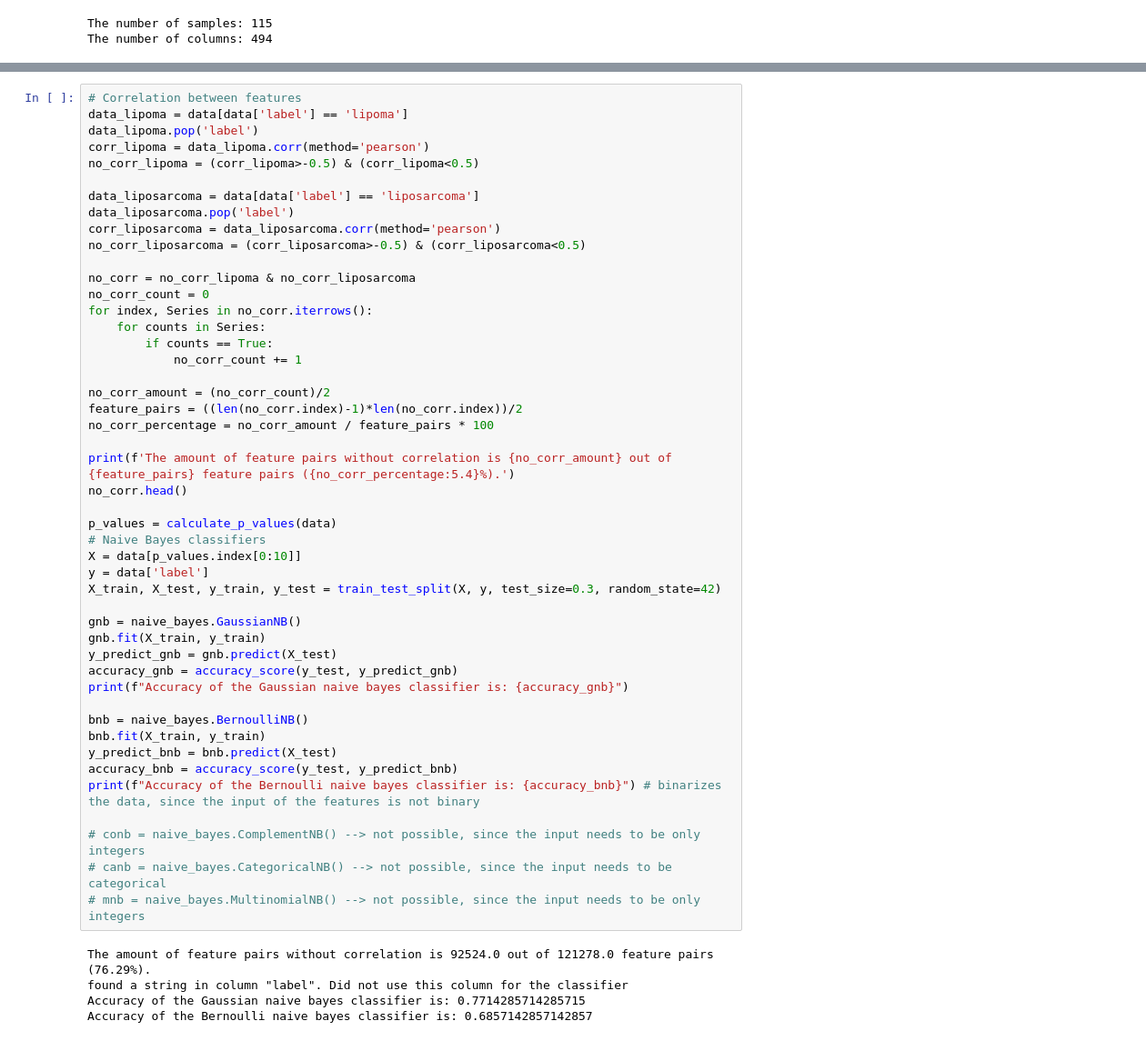
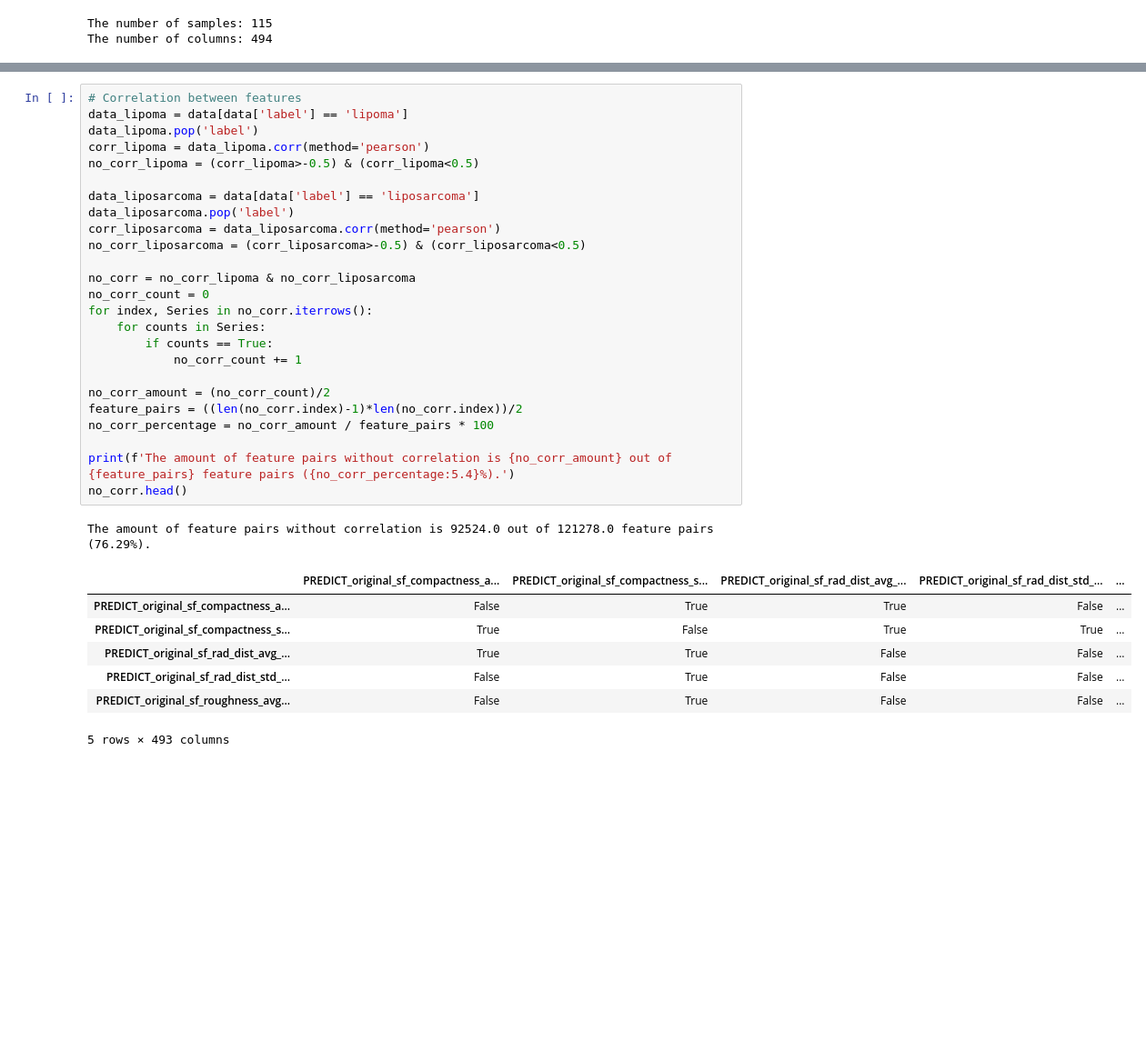
Before and after one commit to jolinevb/Lipo_ML, a Jupyter notebook: assignment.ipynb, the cells around one changed output, grey strips where cells are left out. Shown at 91% size. Drawn from its saved outputs; the diff is of its cells as text; blank space fills up the shorter version.

```diff
--- a/assignment.ipynb
+++ b/assignment.ipynb
@@ -79,52 +79,34 @@ def calculate_p_values(data):
 # %%
 # Correlation between features
 data_lipoma = data[data['label'] == 'lipoma']
 data_lipoma.pop('label')
 corr_lipoma = data_lipoma.corr(method='pearson')
 no_corr_lipoma = (corr_lipoma>-0.5) & (corr_lipoma<0.5)
 
 data_liposarcoma = data[data['label'] == 'liposarcoma']
 data_liposarcoma.pop('label')
 corr_liposarcoma = data_liposarcoma.corr(method='pearson')
 no_corr_liposarcoma = (corr_liposarcoma>-0.5) & (corr_liposarcoma<0.5)
 
 no_corr = no_corr_lipoma & no_corr_liposarcoma
 no_corr_count = 0
 for index, Series in no_corr.iterrows():
     for counts in Series:
         if counts == True:
             no_corr_count += 1
 
 no_corr_amount = (no_corr_count)/2
 feature_pairs = ((len(no_corr.index)-1)*len(no_corr.index))/2
 no_corr_percentage = no_corr_amount / feature_pairs * 100
 
 print(f'The amount of feature pairs without correlation is {no_corr_amount} out of {feature_pairs} feature pairs ({no_corr_percentage:5.4}%).')
 no_corr.head()
-
-p_values = calculate_p_values(data)
-# Naive Bayes classifiers
-X = data[p_values.index[0:10]]
-y = data['label']
-X_train, X_test, y_train, y_test = train_test_split(X, y, test_size=0.3, random_state=42)
-
-gnb = naive_bayes.GaussianNB()
-gnb.fit(X_train, y_train)
-y_predict_gnb = gnb.predict(X_test)
-accuracy_gnb = accuracy_score(y_test, y_predict_gnb)
-print(f"Accuracy of the Gaussian naive bayes classifier is: {accuracy_gnb}")
-
-bnb = naive_bayes.BernoulliNB()
-bnb.fit(X_train, y_train)
-y_predict_bnb = bnb.predict(X_test)
-accuracy_bnb = accuracy_score(y_test, y_predict_bnb)
-print(f"Accuracy of the Bernoulli naive bayes classifier is: {accuracy_bnb}") # binarizes the data, since the input of the features is not binary
-
-# conb = naive_bayes.ComplementNB() --> not possible, since the input needs to be only integers
-# canb = naive_bayes.CategoricalNB() --> not possible, since the input needs to be categorical
-# mnb = naive_bayes.MultinomialNB() --> not possible, since the input needs to be only integers
 # %% [output]
 The amount of feature pairs without correlation is 92524.0 out of 121278.0 feature pairs (76.29%).
-found a string in column "label". Did not use this column for the classifier
-Accuracy of the Gaussian naive bayes classifier is: 0.7714285714285715
-Accuracy of the Bernoulli naive bayes classifier is: 0.6857142857142857
+|  | PREDICT_original_sf_compactness_a... | PREDICT_original_sf_compactness_s... | PREDICT_original_sf_rad_dist_avg_... | PREDICT_original_sf_rad_dist_std_... | ... |
+| PREDICT_original_sf_compactness_a... | False | True | True | False | ... |
+| PREDICT_original_sf_compactness_s... | True | False | True | True | ... |
+| PREDICT_original_sf_rad_dist_avg_... | True | True | False | False | ... |
+| PREDICT_original_sf_rad_dist_std_... | False | True | False | False | ... |
+| PREDICT_original_sf_roughness_avg... | False | True | False | False | ... |
+5 rows × 493 columns
```
Also changed, not shown: parts of 8 cells of this notebook.
